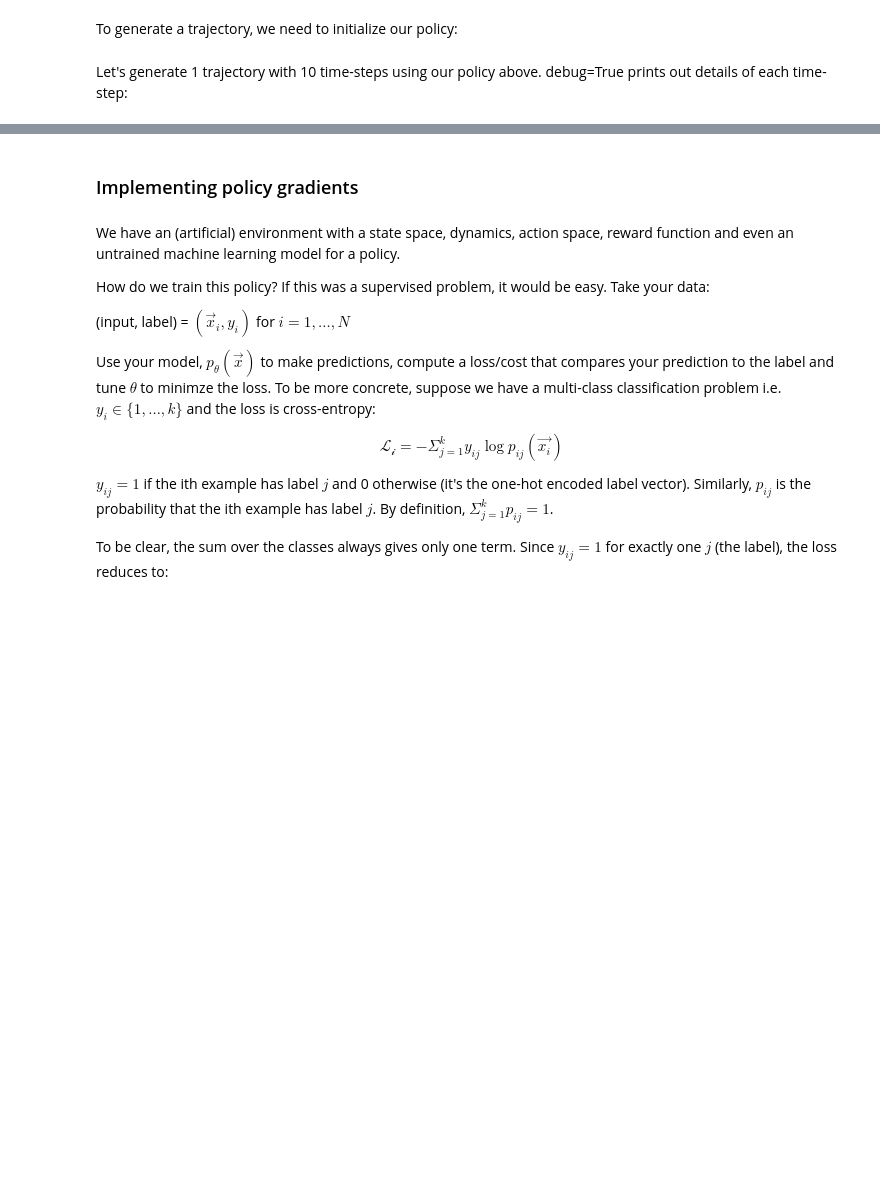
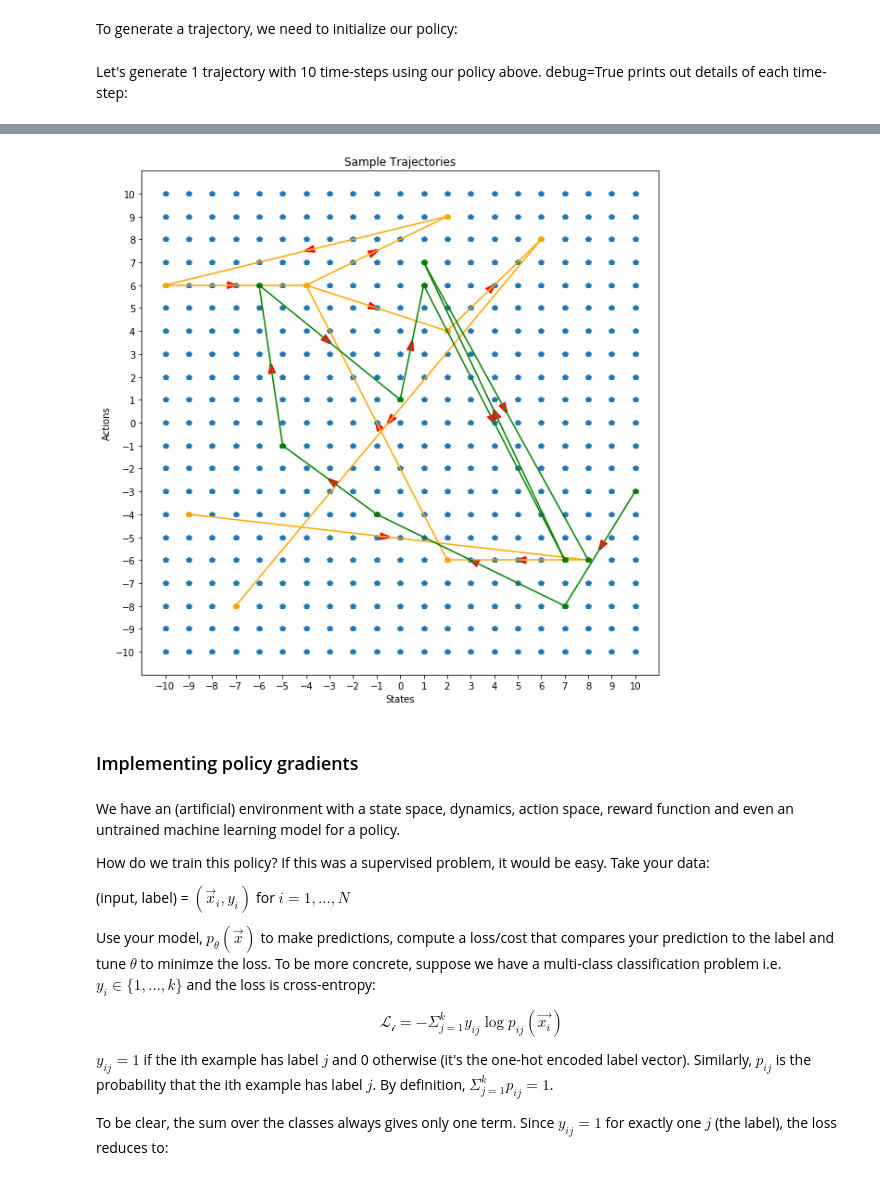
Before and after one commit to TreeinRandomForest/gccoptim, a Jupyter notebook: policygradients/Policy Gradient Experiments + An Informal Tutorial.ipynb, the cells around one changed output, grey strips where cells are left out. Saved outputs shown, nothing was run; the diff lists cells and outputs as text; code cells hidden in the pictures; blank space fills up the shorter version.

```diff
--- a/policygradients/Policy Gradient Experiments + An Informal Tutorial.ipynb
+++ b/policygradients/Policy Gradient Experiments + An Informal Tutorial.ipynb
@@ -514,6 +559,8 @@ We are ready to start generating trajectories or paths! The process is very simp
 # %%
 def create_trajectories(N, T, policy, step_size, space, debug=False):
     traj_action_probs = []
+    traj_states = []
+    traj_actions = []
     traj_rewards = []
     traj_total_rewards = []
 
@@ -525,6 +572,8 @@ def create_trajectories(N, T, policy, step_size, space, debug=False):
         #needed quantities
         action_probs_list = [] #log probability of each action taken
         reward_list = [] #each immediate reward received
+        state_list = [] #record each state
+        action_list = [] #record each action
         total_reward = 0 #total reward
 
         if debug:
@@ -552,6 +601,7 @@ def create_trajectories(N, T, policy, step_size, space, debug=False):
 
             #record action prob (needed for computing gradients)
             action_probs_list.append(action_selected_prob)
+            action_list.append(action_selected)
 
             #get immediate reward
             r = reward(state, action_selected).squeeze(0)
@@ -561,6 +611,7 @@ def create_trajectories(N, T, policy, step_size, space, debug=False):
                 print(f'Reward for State {state} Action {action_selected}: {r}')
 
             #use dynamics to jump to next state
+            state_list.append(state)
             state = dynamics(state, action_selected, step_size, space)
 
             if debug:
@@ -577,11 +628,15 @@ def create_trajectories(N, T, policy, step_size, space, debug=False):
         #get data for each trajectory
         traj_action_probs.append(action_probs_list)
         traj_rewards.append(reward_list)
+        traj_actions.append(action_list)
+        traj_states.append(state_list)
         traj_total_rewards.append(total_reward)
 
     return {
             'action_probs': traj_action_probs,
             'rewards': traj_rewards,
+            'states': traj_states,
+            'actions': traj_actions,
             'total_rewards': traj_total_rewards
             }
 # %% [markdown]
@@ -608,5 +663,5 @@ policy = PolicyNet(N_inputs,
 # %% [markdown]
 Let's generate 1 trajectory with 10 time-steps using our policy above. debug=True prints out details of each time-step:
 # %%
-data = create_trajectories(1, 10, policy, 1, space, debug=True)
+data = create_trajectories(2, 10, policy, 1, space, debug=True)
 # %% [output]
@@ -650,3 +705,43 @@ data
+# %%
+def plot_trajectory(space, traj_data, idx, color='orange', new_figure=True):
+    states = traj_data['states'][idx]
+    actions = traj_data['actions'][idx]
+
+    xes, yes = torch.meshgrid(space, space)
+
+    if new_figure:
+        plt.figure(figsize=(10,10))
+        plt.plot(xes.flatten(), yes.flatten(), 'p')
+
+    for i in range(1, len(states)):
+        prev_point = (states[i-1], actions[i-1])
+        curr_point = (states[i], actions[i])
+        grad = [curr_point[0]-prev_point[0], curr_point[1]-prev_point[1]]
+        grad = grad / np.sqrt(np.sum(np.power(grad, 2)))
+        scale_factor = 0.1
+
+        plt.plot([prev_point[0], curr_point[0]], [prev_point[1], curr_point[1]], 'p-', color=color)
+        plt.arrow(0.5*(prev_point[0] + curr_point[0]),
+                  0.5*(prev_point[1] + curr_point[1]),
+                  scale_factor*grad[0],
+                  scale_factor*grad[1],
+                  width=0.1,
+                  shape='full',
+                  length_includes_head=True,
+                  color='red')
+
+    plt.title('Sample Trajectories')
+    plt.xlabel('States')
+    plt.ylabel("Actions")
+
+    _ = plt.xticks(space)
+    _ = plt.yticks(space)
+    plt.grid()
+
+plot_trajectory(space, data, 0)
+plot_trajectory(space, data, 1, color='green', new_figure=False)
+# %% [output]
+[figure, added]
 # %% [markdown]
 ### Implementing policy gradients
 # %% [markdown]
```
Also changed, not shown: parts of 45 cells of this notebook.
